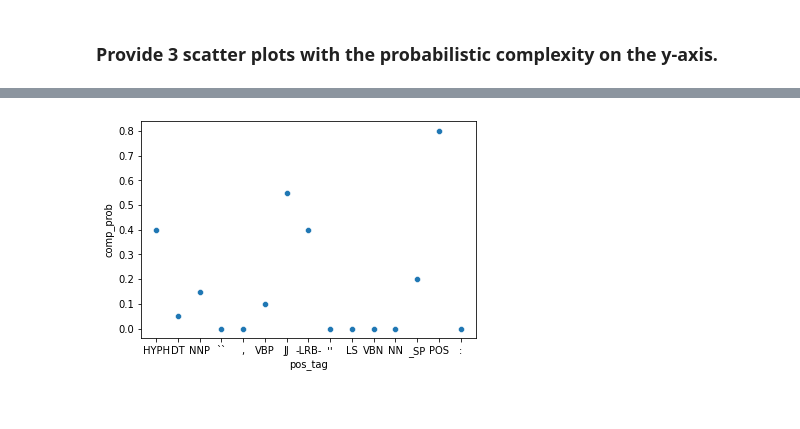
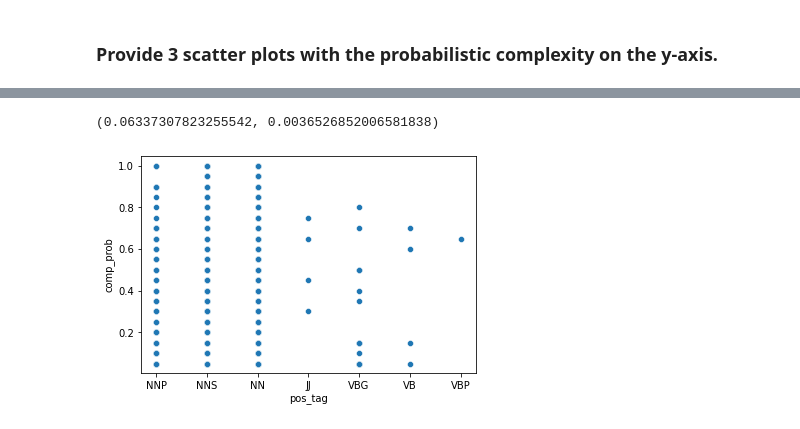
Before and after one commit to melisnv/natural-language-processing-projects, a Jupyter notebook: Assignment I NLP/Part B - complex-word-identification.ipynb, the cells around one changed output, grey strips where cells are left out. Saved outputs shown, nothing was run; the diff lists cells and outputs as text; code cells hidden in the pictures.

Commit message:
corrects correlation for task B

```diff
--- a/Assignment I NLP/Part B - complex-word-identification.ipynb
+++ b/Assignment I NLP/Part B - complex-word-identification.ipynb
@@ -298,16 +353,10 @@ print(pos_tags_dict)
 # %%
-pos_tags_frequencies = Counter()
 pos_tags_list = []
-pos_tags_freq = []
 
-for row in range(len(data)):
-    doc = nlp(data.loc[row, "trgt"])
+for row in range(len(df)):
+    doc = nlp(df.loc[row, "tokens"])
     for np in doc:
-        if len(np.text) == 1:
-            if np.tag_ not in pos_tags_list:
-                pos_tags_freq.append((np.tag_))
-    pos_tags_frequencies.update(pos_tags_freq)
+        pos_tags_list.append(np.tag_)
 
-print(pos_tags_frequencies)
-# print(pos_tags_freq)
+print(pos_tags_list[:20])
 # %% [output]
@@ -343,0 +368,3 @@ token_3_df.dropna()
+# %%
+df["pos_tag"] = pos_tags_list
+df
@@ -343,0 +389,10 @@ token_3_df.dropna()
+# %%
+df["postag_num"] =  df['pos_tag']
+# %%
+df["postag_num"][df["postag_num"] == 'NNP'] = 0
+df["postag_num"][df["postag_num"] == 'NNS'] = 1
+df["postag_num"][df["postag_num"] == 'NN'] = 2
+df["postag_num"][df["postag_num"] == 'JJ'] = 3
+df["postag_num"][df["postag_num"] == 'VBG'] = 4
+df["postag_num"][df["postag_num"] == 'VB'] = 5
+df["postag_num"][df["postag_num"] == 'VBP'] = 6
@@ -344,5 +415,9 @@ token_3_df.dropna()
+# %%
+pearsonr(df['comp_prob'],df['postag_num']) # correlation between prob-postag
+# %% [output]
+(0.06337307823255542, 0.0036526852006581838)
 # %%
-sns.scatterplot(x="pos_tag", y="comp_prob", data=token_3_df);
+sns.scatterplot(x="pos_tag", y="comp_prob", data=df);
 plt.savefig('postag_scatter.png')
 # %% [output]
-[figure, old version]
+[figure, new version]
```
Also changed, not shown: parts of 31 cells of this notebook.
